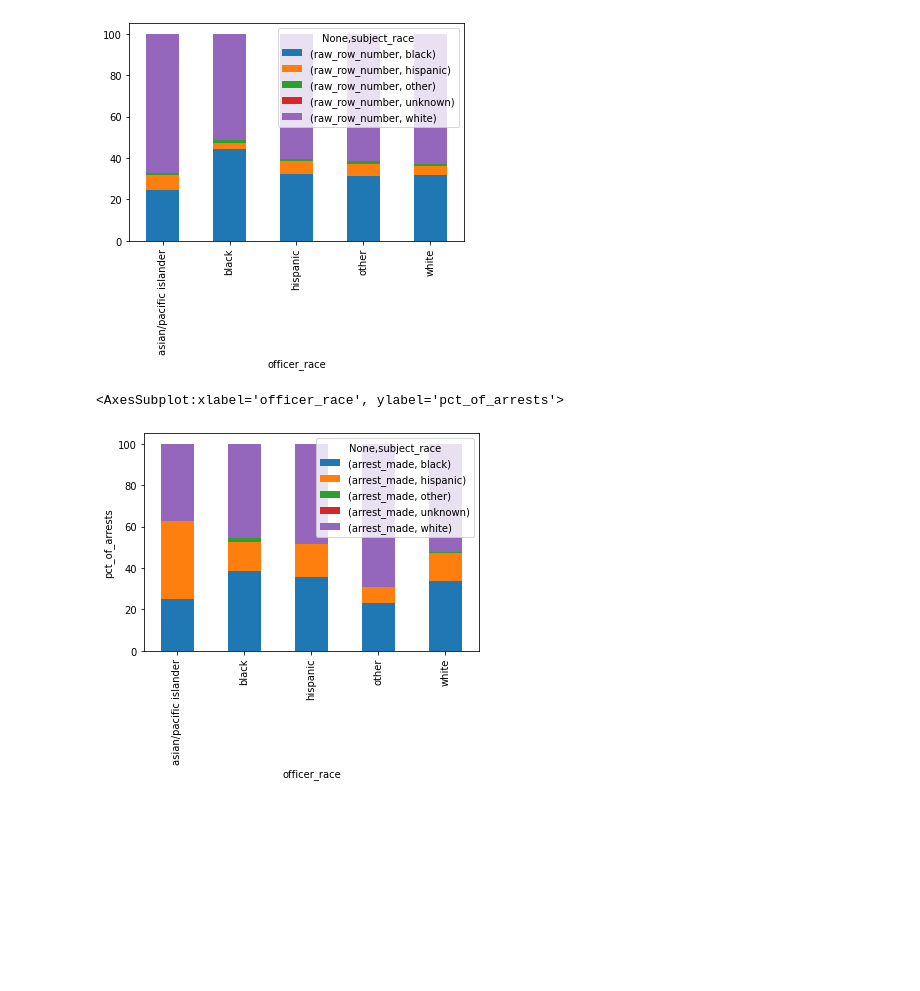
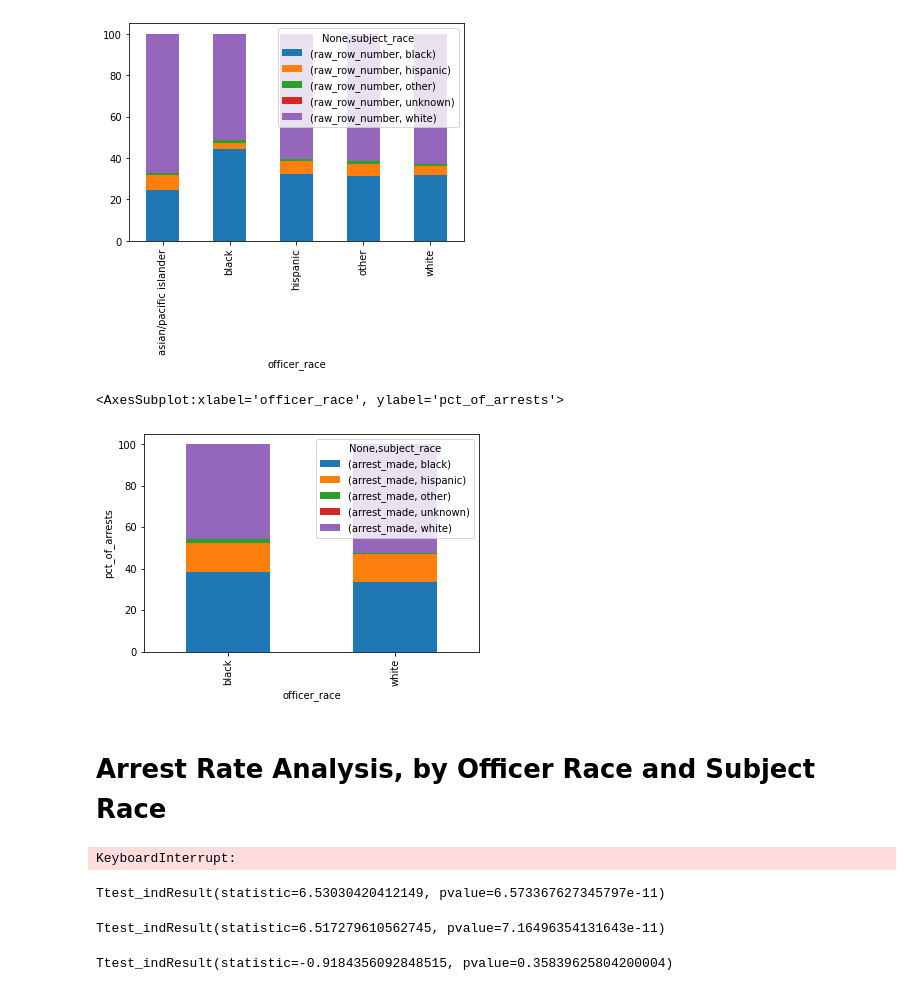
Before and after one commit to plotguy/police_stops_analysis, a Jupyter notebook: analysis/shay_analysis.ipynb, the cells around one changed output. Cells and saved outputs as stored; diff of their text form; code cells hidden in the pictures; blank space fills up the shorter version.

Commit message:
add analysis on arrest rate (conditional on stop) by subject/officer race

```diff
--- a/analysis/shay_analysis.ipynb
+++ b/analysis/shay_analysis.ipynb
@@ -9,7 +9,10 @@ pd.set_option('display.max_columns', None)
 data_path = '/Users/abalwally/src/akshay_learning/police_stops_analysis/data/'
 sc_data = 'sc_statewide_2020_04_01.csv'
 # %%
-df = pd.read_csv(data_path + sc_data, nrows=100000)
+def get_df(n):
+    return pd.read_csv(data_path + sc_data, nrows=n)
+
+df = get_df(100000)
 # %% [markdown]
 # Basic Views
 # %%
@@ -272,14 +273,67 @@ x.plot(kind='bar', stacked=True)
 # %%
 # Arrest racial breakdown by officer race.
 
-x = df.groupby(['officer_race', 'subject_race'], as_index=False).arrest_made.sum()
+x = df[df.officer_race.isin(['black', 'white'])]
+x = x.groupby(['officer_race', 'subject_race'], as_index=False).arrest_made.sum()
 
 x = x.pivot(index='officer_race', columns='subject_race').fillna(0.0)
 x = x.apply(lambda a: a*100/sum(a), axis=1)
 
 x.plot(kind='bar', stacked=True, ylabel='pct_of_arrests')
 
 # Black people stop the most black people?
 # %% [output]
 <AxesSubplot:xlabel='officer_race', ylabel='pct_of_arrests'>
-[figure, old version]
+[figure, new version]
+# %% [markdown]
+# Arrest Rate Analysis, by Officer Race and Subject Race
+# %%
+# Probability of arrest conditional on stop, based on officer and subject race.
+# Actually in SC there are very few officers who are not white or black. And very few stopped aren't black, white, or hispanic.
+
+df = get_df(1e7)
+x = df[df.officer_race.isin(['black', 'white'])]
+x = x[x.subject_race.isin(['black', 'white', 'hispanic'])]
+x = x.groupby(['officer_race', 'subject_race'], as_index=False).arrest_made.mean()
+
+sns.lineplot(x="subject_race", y="arrest_made", hue="officer_race", data=x)
+
+# This is quite interesting! Black officers are less likely to arrest black and white subjects, but more likely to arrest hispanic subjects.
+# And now to test for significance.
+# %% [output]
+KeyboardInterrupt:
+# %%
+# let's find the p-value on whether black vs white officers arrest black people at different rates.
+from scipy.stats import ttest_ind
+
+df = get_df(1e7)
+white_officer_black_subject = df[(df.officer_race=='white') & (df.subject_race=='black')]
+black_officer_black_subject = df[(df.officer_race=='black') & (df.subject_race=='black')]
+
+ttest_ind(white_officer_black_subject['arrest_made'], black_officer_black_subject['arrest_made'])
+
+# It is very significant! We found the racism!
+# %% [output]
+Ttest_indResult(statistic=6.53030420412149, pvalue=6.573367627345797e-11)
+# %%
+# let's find the p-value on whether black vs white officers arrest white people at different rates.
+
+df = get_df(1e7)
+white_officer_white_subject = df[(df.officer_race=='white') & (df.subject_race=='white')]
+black_officer_white_subject = df[(df.officer_race=='black') & (df.subject_race=='white')]
+
+ttest_ind(white_officer_white_subject['arrest_made'], black_officer_white_subject['arrest_made'])
+
+# Reverse racism is a myth perpetuated by the Radical Left!
+# %% [output]
+Ttest_indResult(statistic=6.517279610562745, pvalue=7.16496354131643e-11)
+# %%
+# let's find the p-value on whether black vs white officers arrest hispanic people at different rates.
+
+df = get_df(1e7)
+white_officer_hispanic_subject = df[(df.officer_race=='white') & (df.subject_race=='hispanic')]
+black_officer_hispanic_subject = df[(df.officer_race=='black') & (df.subject_race=='hispanic')]
+
+ttest_ind(white_officer_hispanic_subject['arrest_made'], black_officer_hispanic_subject['arrest_made'])
+# %% [output]
+Ttest_indResult(statistic=-0.9184356092848515, pvalue=0.35839625804200004)
```
Also changed, not shown: parts of 2 cells of this notebook.
